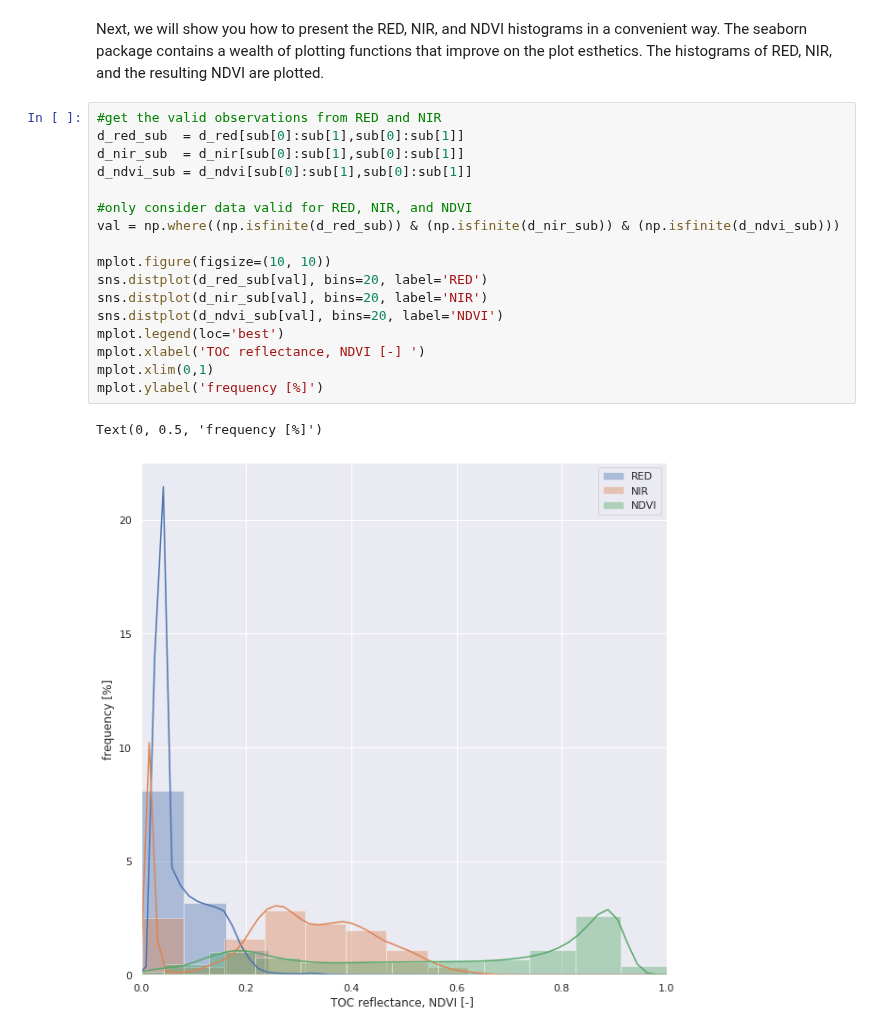
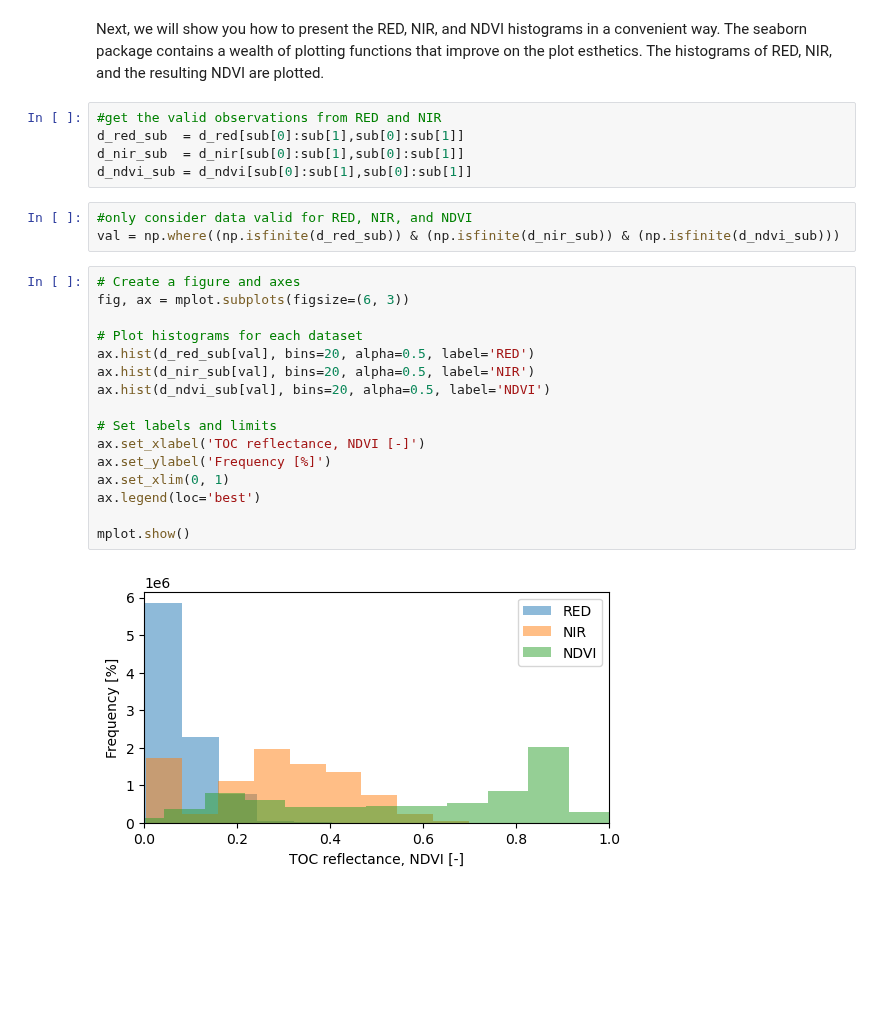
Before and after one commit to VITObelgium/notebook-samples, a Jupyter notebook: terrascope-samples/Terrascope/Beginner/Sentinel-2_read_data.ipynb, the cells around one changed output. Cells and saved outputs as stored; diff of their text form; blank space fills up the shorter version.

```diff
--- a/terrascope-samples/Terrascope/Beginner/Sentinel-2_read_data.ipynb
+++ b/terrascope-samples/Terrascope/Beginner/Sentinel-2_read_data.ipynb
@@ -83,18 +78,24 @@ The histograms of RED, NIR, and the resulting NDVI are plotted.
 d_red_sub  = d_red[sub[0]:sub[1],sub[0]:sub[1]]
 d_nir_sub  = d_nir[sub[0]:sub[1],sub[0]:sub[1]]
 d_ndvi_sub = d_ndvi[sub[0]:sub[1],sub[0]:sub[1]]
-
-#only consider data valid for RED, NIR, and NDVI
-val = np.where((np.isfinite(d_red_sub)) & (np.isfinite(d_nir_sub)) & (np.isfinite(d_ndvi_sub)))
-
-mplot.figure(figsize=(10, 10))
-sns.distplot(d_red_sub[val], bins=20, label='RED')
-sns.distplot(d_nir_sub[val], bins=20, label='NIR')
-sns.distplot(d_ndvi_sub[val], bins=20, label='NDVI')
-mplot.legend(loc='best')
-mplot.xlabel('TOC reflectance, NDVI [-] ')
-mplot.xlim(0,1)
-mplot.ylabel('frequency [%]')
-# %% [output]
-Text(0, 0.5, 'frequency [%]')
-[figure, removed]
+# %%
+#only consider data valid for RED, NIR, and NDVI
+val = np.where((np.isfinite(d_red_sub)) & (np.isfinite(d_nir_sub)) & (np.isfinite(d_ndvi_sub)))
+# %%
+# Create a figure and axes
+fig, ax = mplot.subplots(figsize=(6, 3))
+
+# Plot histograms for each dataset
+ax.hist(d_red_sub[val], bins=20, alpha=0.5, label='RED')
+ax.hist(d_nir_sub[val], bins=20, alpha=0.5, label='NIR')
+ax.hist(d_ndvi_sub[val], bins=20, alpha=0.5, label='NDVI')
+
+# Set labels and limits
+ax.set_xlabel('TOC reflectance, NDVI [-]')
+ax.set_ylabel('Frequency [%]')
+ax.set_xlim(0, 1)
+ax.legend(loc='best')
+
+mplot.show()
+# %% [output]
+[figure, added]
```
Also changed, not shown: parts of 7 cells of this notebook, 1 other file.
